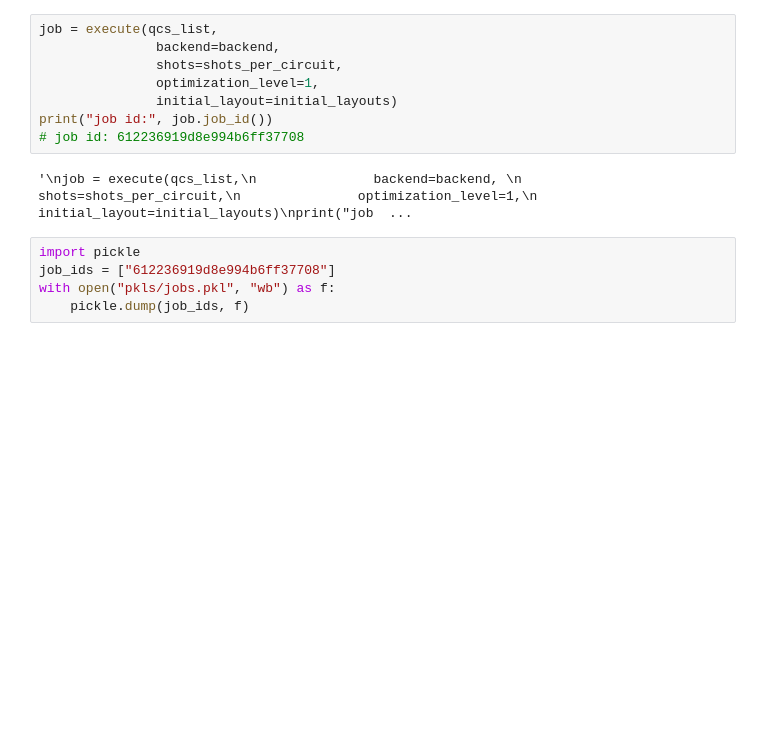
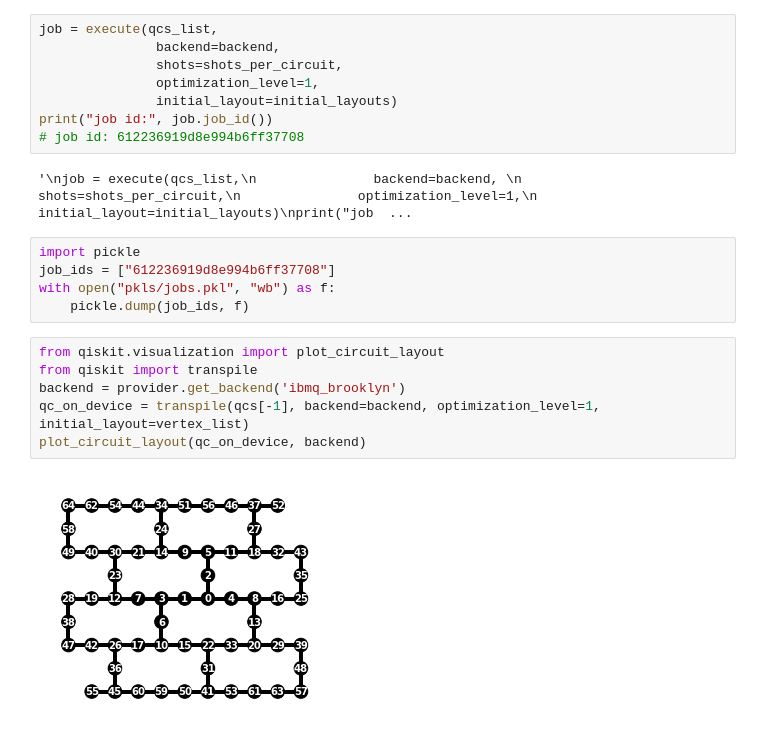
Before and after one commit to BOBO1997/master_thesis, a Jupyter notebook: test_libs_qrem/ghz_states/brooklyn/cast_jobs.ipynb, the cells around one changed output. Saved outputs shown, nothing was run; the diff lists cells and outputs as text; blank space fills up the shorter version.

```diff
--- a/test_libs_qrem/ghz_states/brooklyn/cast_jobs.ipynb
+++ b/test_libs_qrem/ghz_states/brooklyn/cast_jobs.ipynb
@@ -129,3 +134,11 @@ import pickle
 job_ids = ["612236919d8e994b6ff37708"]
 with open("pkls/jobs.pkl", "wb") as f:
     pickle.dump(job_ids, f)
+# %%
+from qiskit.visualization import plot_circuit_layout
+from qiskit import transpile
+backend = provider.get_backend('ibmq_brooklyn')
+qc_on_device = transpile(qcs[-1], backend=backend, optimization_level=1, initial_layout=vertex_list)
+plot_circuit_layout(qc_on_device, backend)
+# %% [output]
+[figure, added]
```
Also changed, not shown: parts of 2 cells of this notebook, 34 other files.
